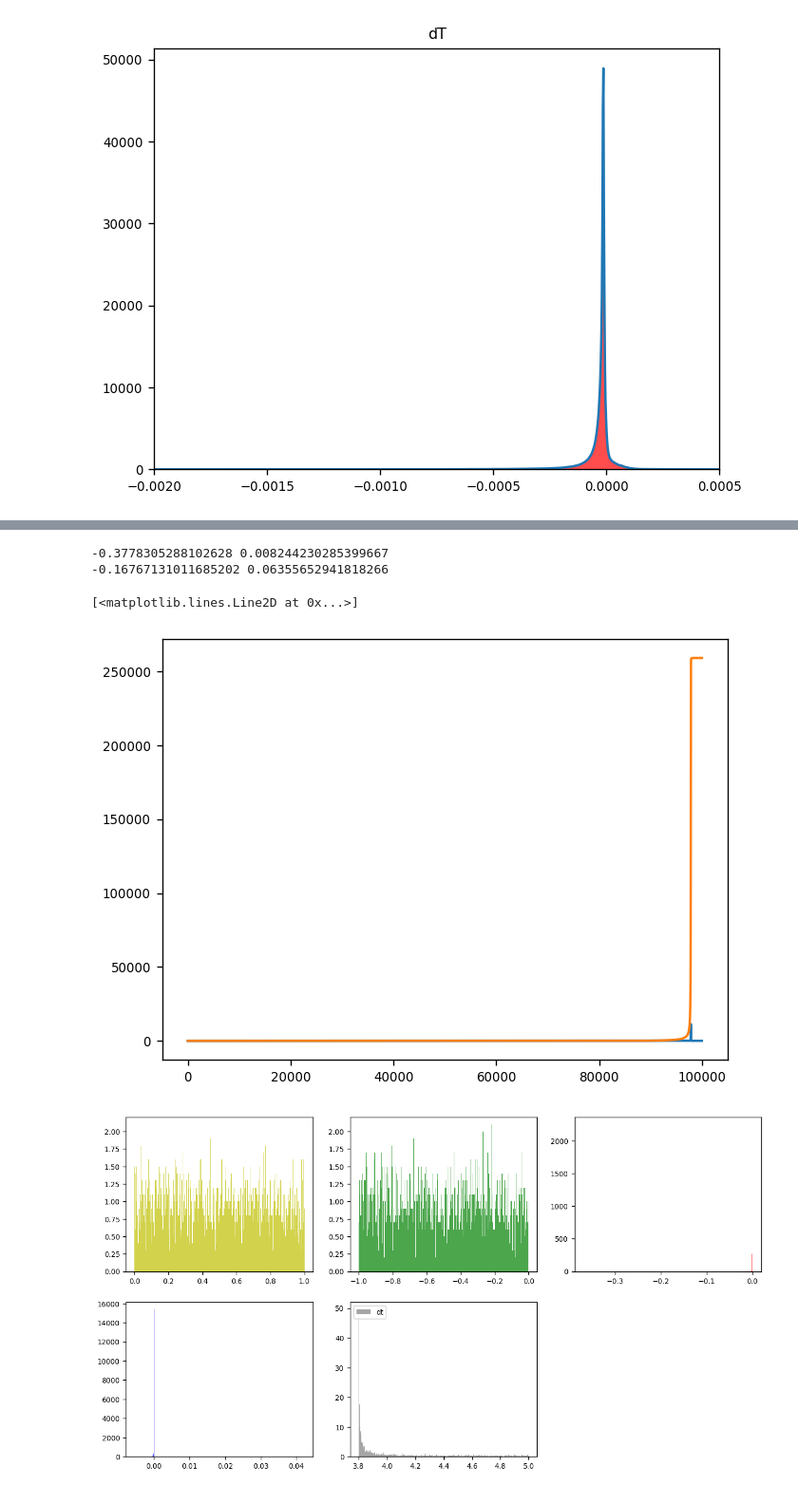
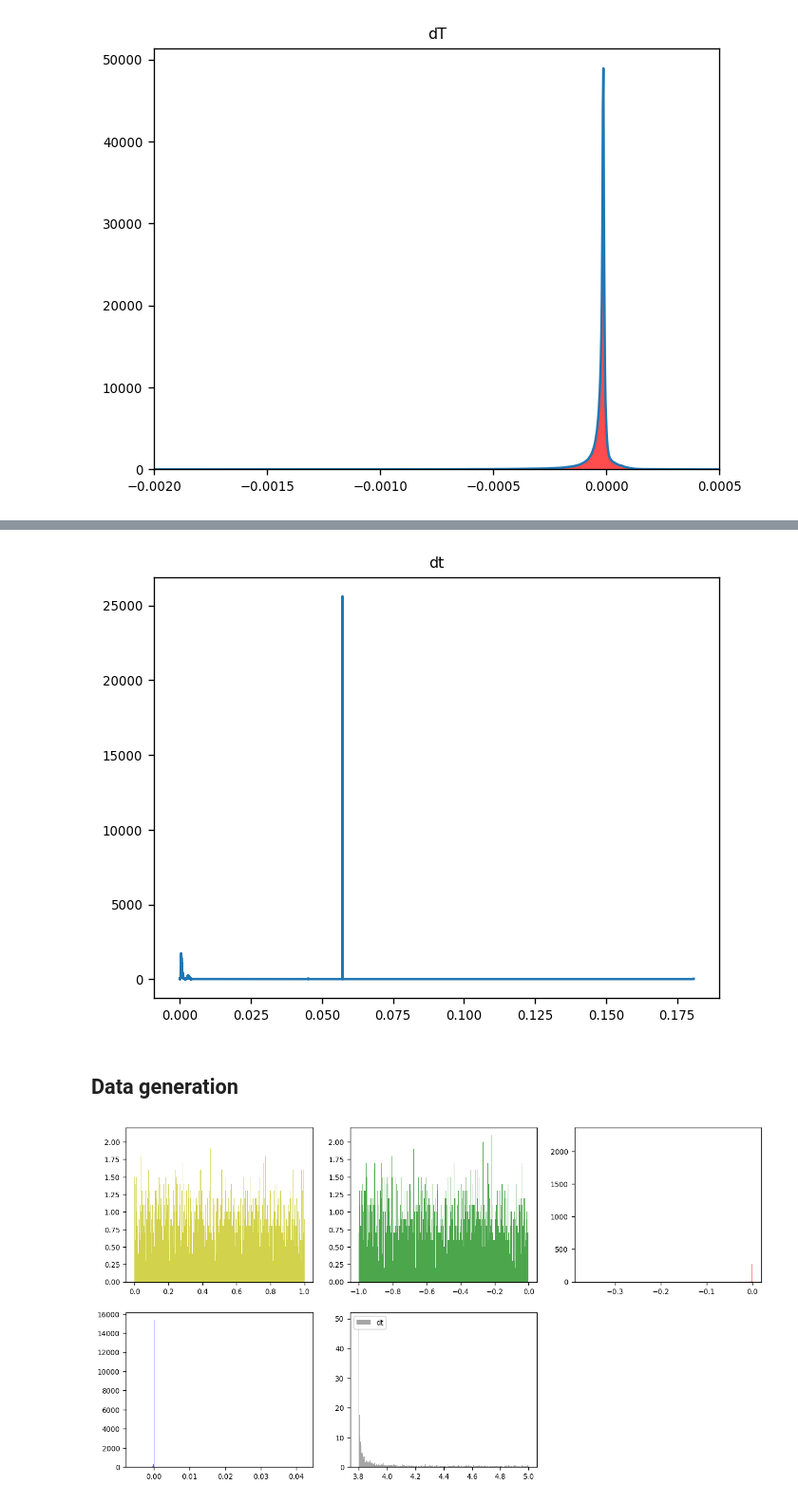
Before and after one commit to silkemaes/ChemPy, a Jupyter notebook: data_generation.ipynb, the cells around one changed output, grey strips where cells are left out. Shown at 95% size. Drawn from its saved outputs; the diff is of its cells as text; code cells hidden in the pictures.

```diff
--- a/data_generation.ipynb
+++ b/data_generation.ipynb
@@ -44,24 +67,18 @@ out_temp = get_dist(nbins, file)
+# %%
+plt.title('dt')
+plt.plot(out[1][:-1],out[0])
+# plt.xlim(-0.002, 0.075)
+# plt.yscale('log')
+plt.show()
+# %% [output]
+[figure, added]
 # %%
 np.save(samploc+'drho', out_rho[0])
 np.save(samploc+'dT', out_temp[0])
 # %%
 np.save(samploc+'drho_range', out_rho[1][:-1])
 np.save(samploc+'dT_range', out_temp[1][:-1])
-# %%
-rho_func = np.load(samploc+'drho.npy')
-rho_range = np.load(samploc+'drho_range.npy')
-T_func = np.load(samploc+'dT.npy')
-T_range = np.load(samploc+'dT_range.npy')
-print(min(rho_range),max(rho_range))
-print(min(T_range),max(T_range))
-# %% [output]
--0.3778305288102628 0.008244230285399667
--0.16767131011685202 0.06355652941818266
-# %%
-plt.plot(rho_func)
-plt.plot(np.cumsum(rho_func))
-# %% [output]
-[<matplotlib.lines.Line2D at 0x...>]
-[figure, removed]
+# %% [markdown]
+## Data generation
 # %%
 ## Ranges from PHANTOM models
```
Also changed, not shown: parts of 5 cells of this notebook, 1 other file.
